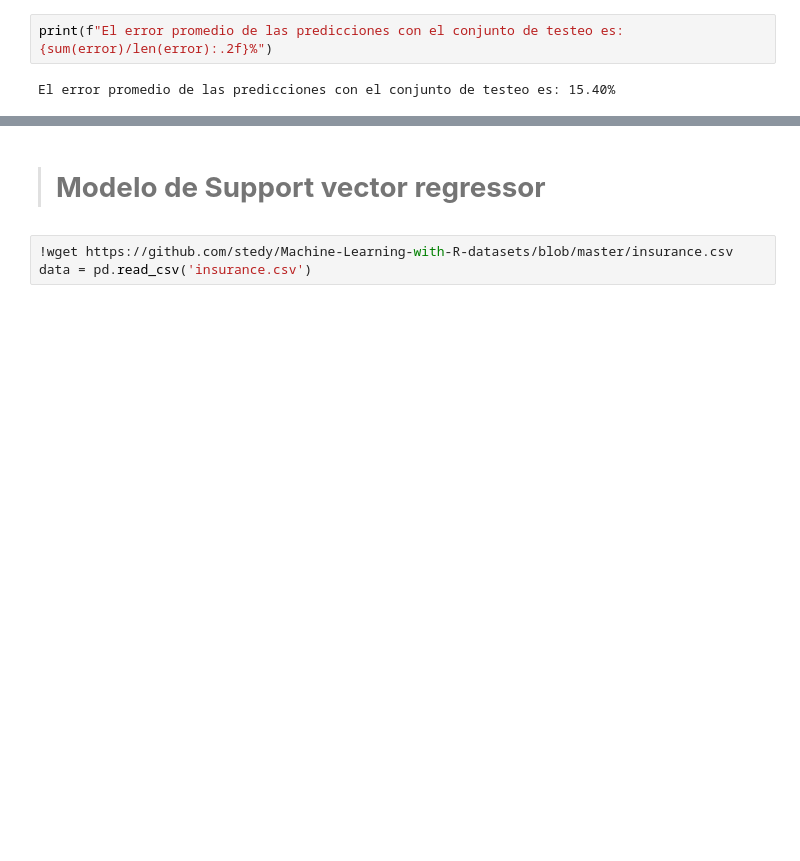
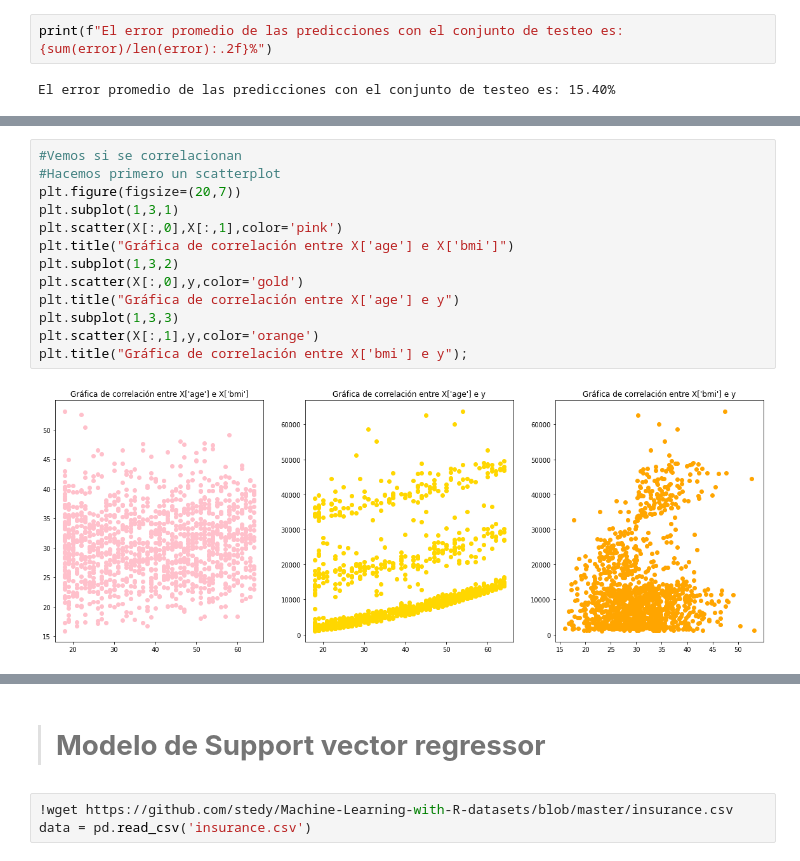
Before and after one commit to DelfinaQuinteros/IA, a Jupyter notebook: Practica/tp2_delfinaquinteros_2022.ipynb, the cells around one changed output, grey strips where cells are left out. Saved outputs shown, nothing was run; the diff lists cells and outputs as text; blank space fills up the shorter version.

```diff
--- a/Practica/tp2_delfinaquinteros_2022.ipynb
+++ b/Practica/tp2_delfinaquinteros_2022.ipynb
@@ -219,0 +309,15 @@ El error promedio de las predicciones con el conjunto de testeo es: 15.40%
+# %%
+#Vemos si se correlacionan
+#Hacemos primero un scatterplot
+plt.figure(figsize=(20,7))
+plt.subplot(1,3,1)
+plt.scatter(X[:,0],X[:,1],color='pink')
+plt.title("Gráfica de correlación entre X['age'] e X['bmi']")
+plt.subplot(1,3,2)
+plt.scatter(X[:,0],y,color='gold')
+plt.title("Gráfica de correlación entre X['age'] e y")
+plt.subplot(1,3,3)
+plt.scatter(X[:,1],y,color='orange')
+plt.title("Gráfica de correlación entre X['bmi'] e y");
+# %% [output]
+[figure, added]
```
Also changed, not shown: parts of 35 cells of this notebook.
